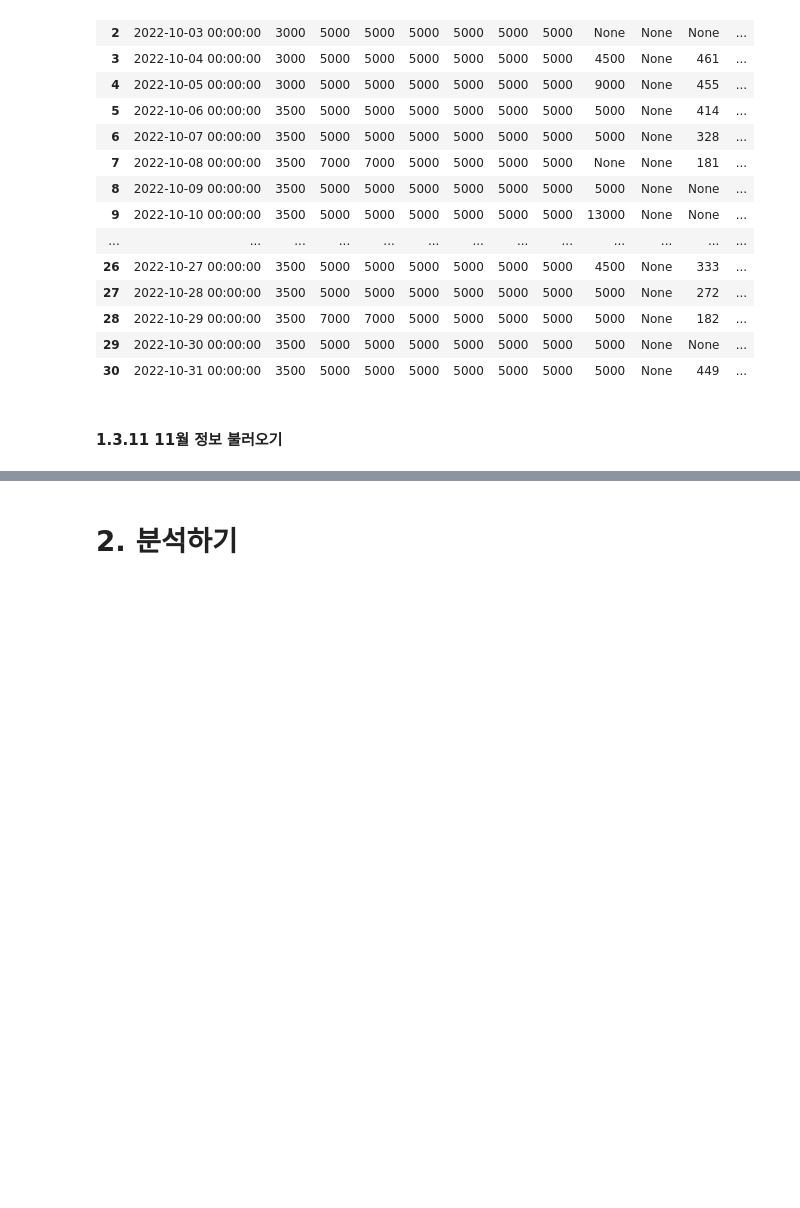
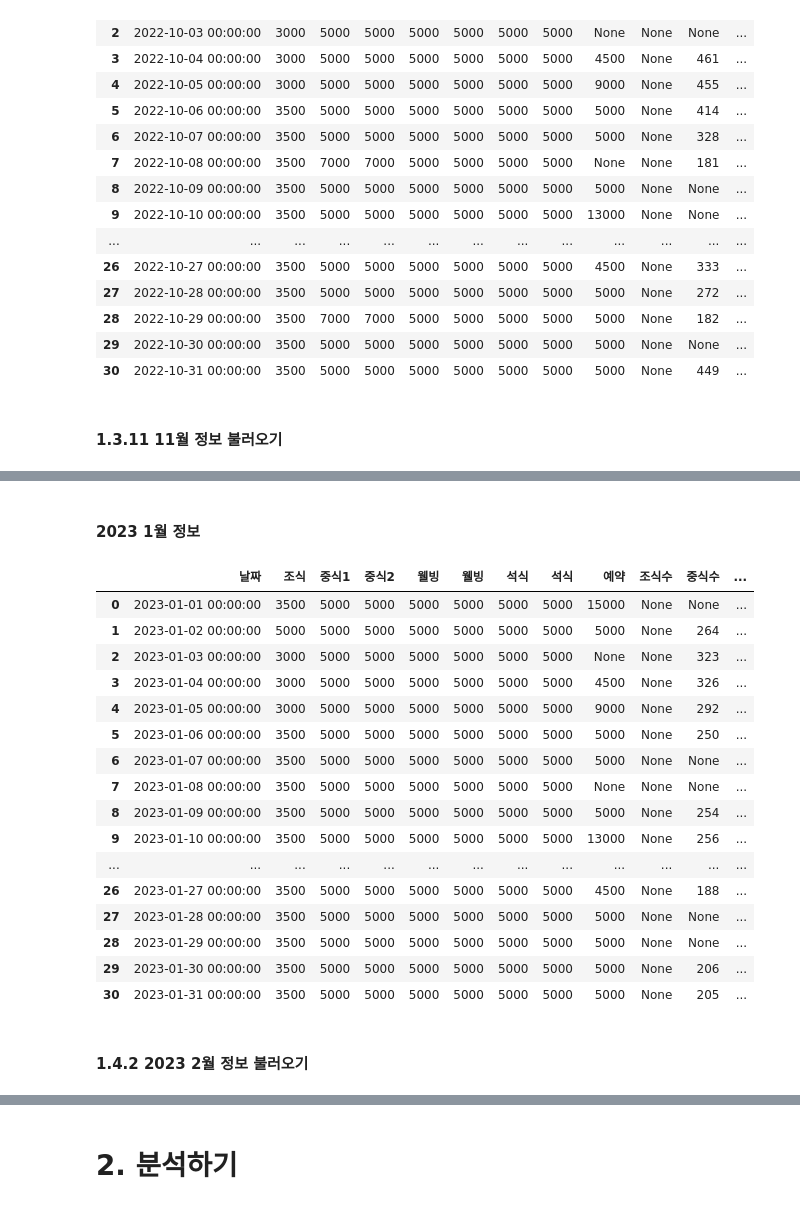
Before and after one commit to 10wook/School_Restaurants_demand_forcast, a Jupyter notebook: test.ipynb, the cells around one changed output, grey strips where cells are left out. Cells and saved outputs as stored; diff of their text form; code cells hidden in the pictures; blank space fills up the shorter version.

```diff
--- a/test.ipynb
+++ b/test.ipynb
@@ -659,0 +860,24 @@ demend_info_2022_10
+# %% [markdown]
+#### 2023 1월 정보
+# %%
+demend_info_2023_01
+# %% [output]
+|  | 날짜 | 조식 | 중식1 | 중식2 | 웰빙 | 웰빙 | 석식 | 석식 | 예약 | 조식수 | 중식수 | ... |
+| 0 | 2023-01-01 00:00:00 | 3500 | 5000 | 5000 | 5000 | 5000 | 5000 | 5000 | 15000 | None | None | ... |
+| 1 | 2023-01-02 00:00:00 | 5000 | 5000 | 5000 | 5000 | 5000 | 5000 | 5000 | 5000 | None | 264 | ... |
+| 2 | 2023-01-03 00:00:00 | 3000 | 5000 | 5000 | 5000 | 5000 | 5000 | 5000 | None | None | 323 | ... |
+| 3 | 2023-01-04 00:00:00 | 3000 | 5000 | 5000 | 5000 | 5000 | 5000 | 5000 | 4500 | None | 326 | ... |
+| 4 | 2023-01-05 00:00:00 | 3000 | 5000 | 5000 | 5000 | 5000 | 5000 | 5000 | 9000 | None | 292 | ... |
+| 5 | 2023-01-06 00:00:00 | 3500 | 5000 | 5000 | 5000 | 5000 | 5000 | 5000 | 5000 | None | 250 | ... |
+| 6 | 2023-01-07 00:00:00 | 3500 | 5000 | 5000 | 5000 | 5000 | 5000 | 5000 | 5000 | None | None | ... |
+| 7 | 2023-01-08 00:00:00 | 3500 | 5000 | 5000 | 5000 | 5000 | 5000 | 5000 | None | None | None | ... |
+| 8 | 2023-01-09 00:00:00 | 3500 | 5000 | 5000 | 5000 | 5000 | 5000 | 5000 | 5000 | None | 254 | ... |
+| 9 | 2023-01-10 00:00:00 | 3500 | 5000 | 5000 | 5000 | 5000 | 5000 | 5000 | 13000 | None | 256 | ... |
+| ... | ... | ... | ... | ... | ... | ... | ... | ... | ... | ... | ... | ... |
+| 26 | 2023-01-27 00:00:00 | 3500 | 5000 | 5000 | 5000 | 5000 | 5000 | 5000 | 4500 | None | 188 | ... |
+| 27 | 2023-01-28 00:00:00 | 3500 | 5000 | 5000 | 5000 | 5000 | 5000 | 5000 | 5000 | None | None | ... |
+| 28 | 2023-01-29 00:00:00 | 3500 | 5000 | 5000 | 5000 | 5000 | 5000 | 5000 | 5000 | None | None | ... |
+| 29 | 2023-01-30 00:00:00 | 3500 | 5000 | 5000 | 5000 | 5000 | 5000 | 5000 | 5000 | None | 206 | ... |
+| 30 | 2023-01-31 00:00:00 | 3500 | 5000 | 5000 | 5000 | 5000 | 5000 | 5000 | 5000 | None | 205 | ... |
+# %% [markdown]
+#### 1.4.2 2023 2월 정보 불러오기
```
Also changed, not shown: parts of 16 cells of this notebook.
